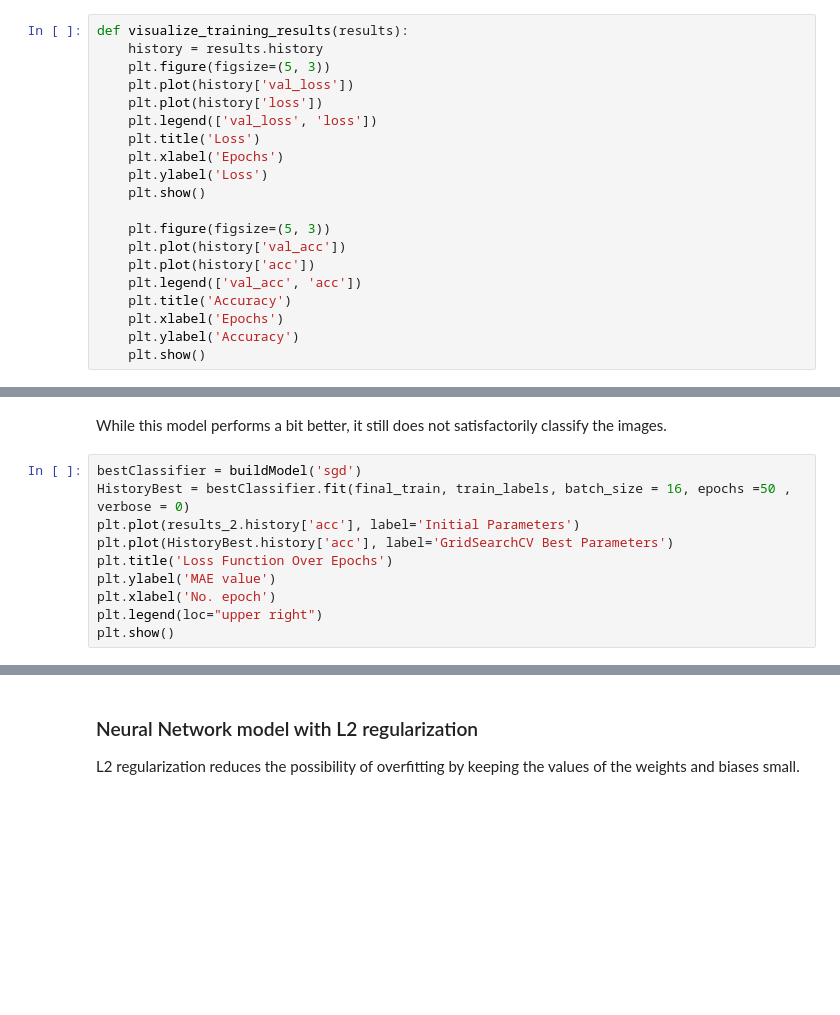
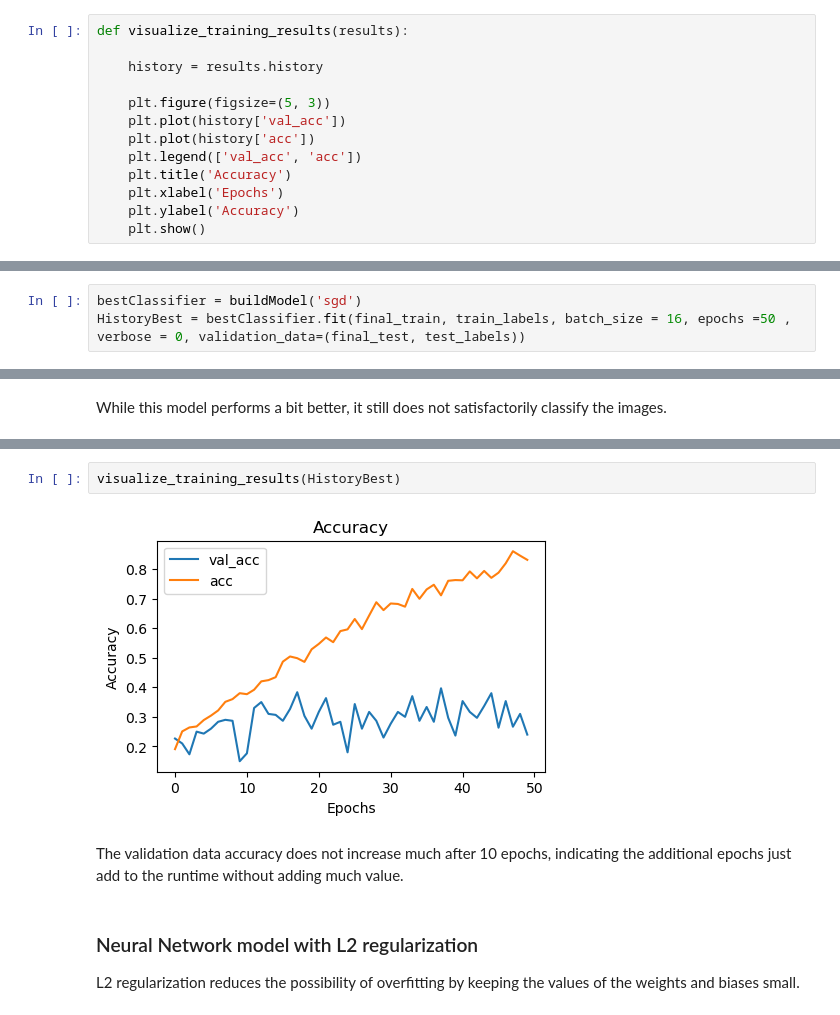
Before and after one commit to lalynjay/cassava_classification, a Jupyter notebook: small_dataset.ipynb, the cells around one changed output, grey strips where cells are left out. Cells and saved outputs as stored; diff of their text form; blank space fills up the shorter version.

```diff
--- a/small_dataset.ipynb
+++ b/small_dataset.ipynb
@@ -82,15 +80,8 @@ WARNING:tensorflow:From C:\Users\lalyn\anaconda3\lib\site-packages\keras\src\los
 This function plots the loss and accuracy of both training and validation data across the epochs.
 # %%
 def visualize_training_results(results):
+
     history = results.history
-    plt.figure(figsize=(5, 3))
-    plt.plot(history['val_loss'])
-    plt.plot(history['loss'])
-    plt.legend(['val_loss', 'loss'])
-    plt.title('Loss')
-    plt.xlabel('Epochs')
-    plt.ylabel('Loss')
-    plt.show()
 
     plt.figure(figsize=(5, 3))
     plt.plot(history['val_acc'])
@@ -583,6 +575,9 @@ print("Best Parameters: " + str(best_parameters))
 Best Parameters: {'batch_size': 16, 'epochs': 50, 'optimizer': 'sgd'}
 # %% [markdown]
 The best parameters for data are a batch size of 16, 50 epochs, and the sgd optimizer.
+# %%
+bestClassifier = buildModel('sgd')
+HistoryBest = bestClassifier.fit(final_train, train_labels, batch_size = 16, epochs =50 , verbose = 0, validation_data=(final_test, test_labels))
 # %% [markdown]
 ### Evaluation
 # %%
@@ -606,12 +601,2 @@ weighted avg       0.31      0.28      0.22       300
 # %% [markdown]
 While this model performs a bit better, it still does not satisfactorily classify the images.
-# %%
-bestClassifier = buildModel('sgd')
-HistoryBest = bestClassifier.fit(final_train, train_labels, batch_size = 16, epochs =50 , verbose = 0)
-plt.plot(results_2.history['acc'], label='Initial Parameters')
-plt.plot(HistoryBest.history['acc'], label='GridSearchCV Best Parameters')
-plt.title('Loss Function Over Epochs')
-plt.ylabel('MAE value')
-plt.xlabel('No. epoch')
-plt.legend(loc="upper right")
-plt.show()
@@ -620,3 +603,9 @@ plt.show()
+# %%
+visualize_training_results(HistoryBest)
+# %% [output]
+[figure, added]
+# %% [markdown]
+The validation data accuracy does not increase much after 10 epochs, indicating the additional epochs just add to the runtime without adding much value.
 # %% [markdown]
 ### Neural Network model with L2 regularization
 
```
Also changed, not shown: parts of 63 cells of this notebook.
